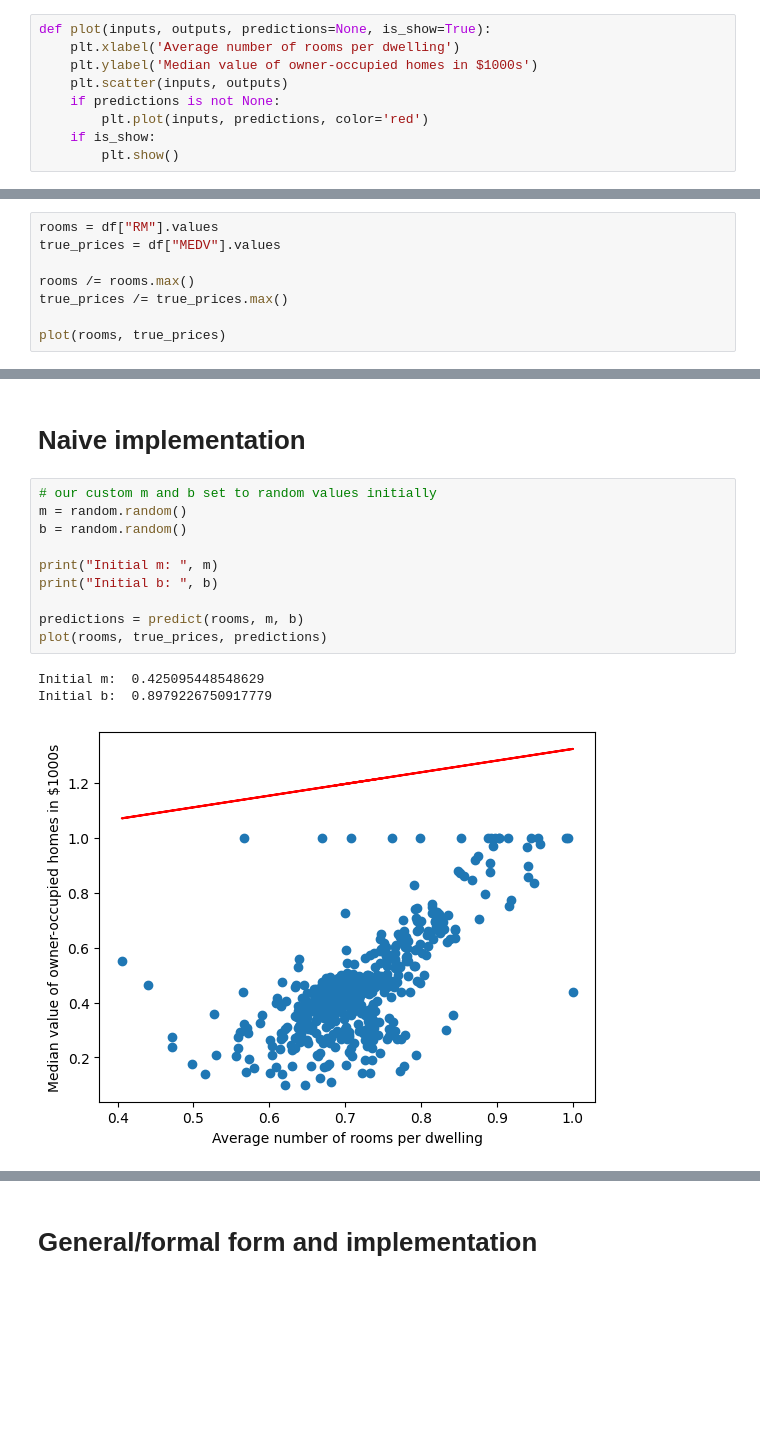
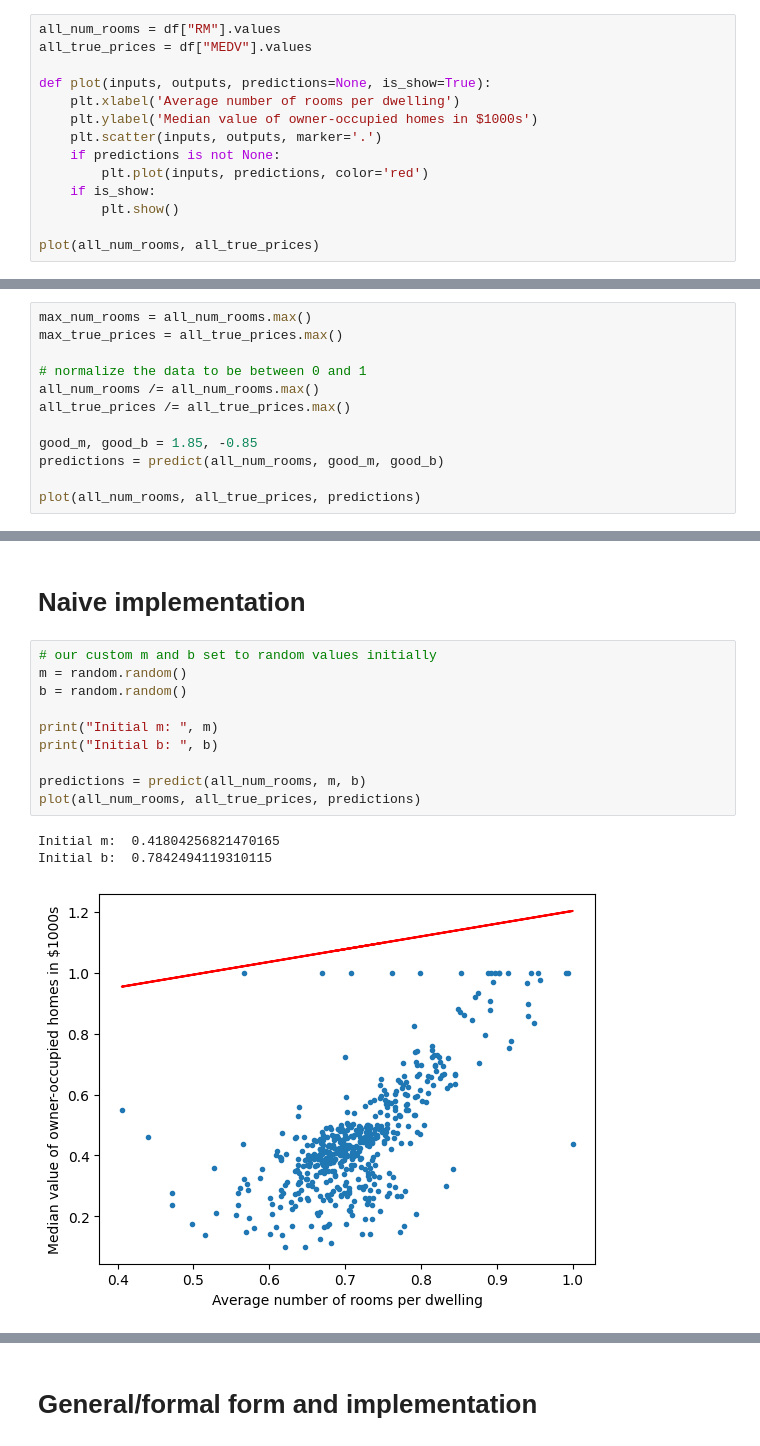
Before and after one commit to sokmontrey/machine-learning, a Jupyter notebook: linear-regression/main.ipynb, the cells around one changed output, grey strips where cells are left out. Cells and saved outputs as stored; diff of their text form; blank space fills up the shorter version.

```diff
--- a/linear-regression/main.ipynb
+++ b/linear-regression/main.ipynb
@@ -26,11 +28,16 @@ df.describe()
 # %% [markdown]
 For the sake of simplicity, we will try to predict the house price (MEDV - Median value of owner-occupied homes in $1000's [k$]) base only on its average number of rooms per dwelling (RM). And I will refer to these features as "price" and "number of room" for MEDV and RM respectively (See [Attribute Information](https://www.kaggle.com/datasets/fedesoriano/the-boston-houseprice-data/data) for further details)
 # %%
+all_num_rooms = df["RM"].values
+all_true_prices = df["MEDV"].values
+
 def plot(inputs, outputs, predictions=None, is_show=True):
     plt.xlabel('Average number of rooms per dwelling')
     plt.ylabel('Median value of owner-occupied homes in $1000s')
-    plt.scatter(inputs, outputs)
+    plt.scatter(inputs, outputs, marker='.')
     if predictions is not None:
         plt.plot(inputs, predictions, color='red')
     if is_show:
         plt.show()
+
+plot(all_num_rooms, all_true_prices)
@@ -37,8 +45,0 @@ def plot(inputs, outputs, predictions=None, is_show=True):
-# %%
-rooms = df["RM"].values
-true_prices = df["MEDV"].values
-
-rooms /= rooms.max()
-true_prices /= true_prices.max()
-
-plot(rooms, true_prices)
@@ -66,0 +51,12 @@ The red line above was created with slope and y-intercept (m and b) from numpy's
+# %%
+max_num_rooms = all_num_rooms.max()
+max_true_prices = all_true_prices.max()
+
+# normalize the data to be between 0 and 1
+all_num_rooms /= all_num_rooms.max()
+all_true_prices /= all_true_prices.max()
+
+good_m, good_b = 1.85, -0.85
+predictions = predict(all_num_rooms, good_m, good_b)
+
+plot(all_num_rooms, all_true_prices, predictions)
@@ -69,17 +84,17 @@ The red line above was created with slope and y-intercept (m and b) from numpy's
 # %%
 # our custom m and b set to random values initially
 m = random.random()
 b = random.random()
 
 print("Initial m: ", m)
 print("Initial b: ", b)
 
-predictions = predict(rooms, m, b)
-plot(rooms, true_prices, predictions)
+predictions = predict(all_num_rooms, m, b)
+plot(all_num_rooms, all_true_prices, predictions)
 # %% [output]
-Initial m:  0.425095448548629
-Initial b:  0.8979226750917779
+Initial m:  0.41804256821470165
+Initial b:  0.7842494119310115
-[figure, old version]
+[figure, new version]
 # %%
 def totalLoss(predictions, targets):
     return np.sum((predictions - targets) ** 2) / 2
```
Also changed, not shown: parts of 20 cells of this notebook.
